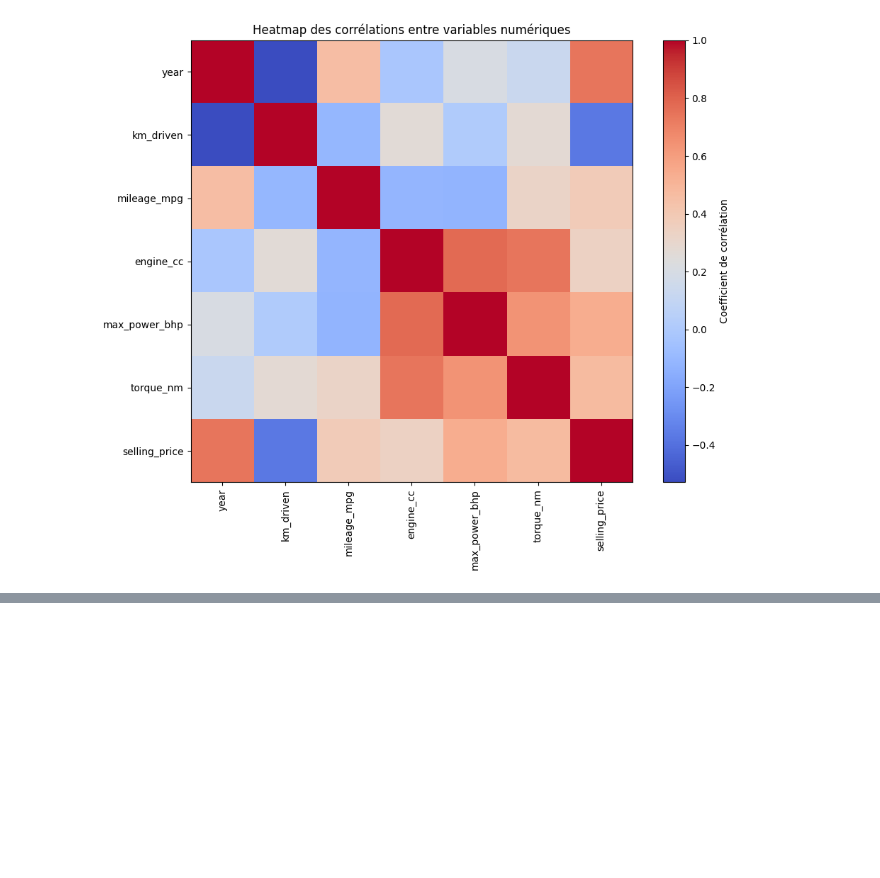
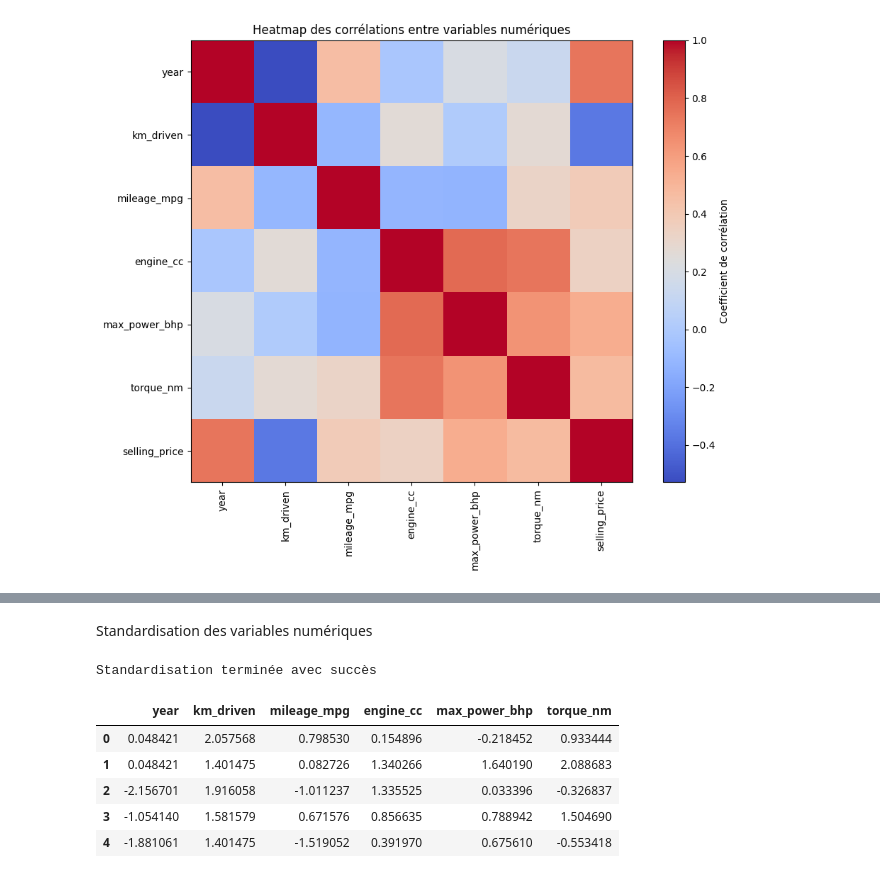
Before and after one commit to Saidouchrif/CarPricePredictor-MA, a Jupyter notebook: notebooks/CarPrice_ML.ipynb, the cells around one changed output, grey strips where cells are left out. Drawn from its saved outputs; the diff is of its cells as text; code cells hidden in the pictures; blank space fills up the shorter version.

```diff
--- a/notebooks/CarPrice_ML.ipynb
+++ b/notebooks/CarPrice_ML.ipynb
@@ -296,0 +342,23 @@ plt.show()
+# %% [markdown]
+Standardisation des variables numériques
+# %%
+# ---  Sélectionner uniquement les colonnes numériques à standardiser ---
+colonnes_numeriques = ["year", "km_driven", "mileage_mpg", "engine_cc", "max_power_bhp", "torque_nm"]
+
+# ---  Créer un objet StandardScaler ---
+scaler = StandardScaler()
+
+# ---  Appliquer la standardisation sur les colonnes numériques ---
+df[colonnes_numeriques] = scaler.fit_transform(df[colonnes_numeriques])
+
+# ---  Vérification ---
+print("Standardisation terminée avec succès ")
+display(df[colonnes_numeriques].head())
+# %% [output]
+Standardisation terminée avec succès
+|  | year | km_driven | mileage_mpg | engine_cc | max_power_bhp | torque_nm |
+| 0 | 0.048421 | 2.057568 | 0.798530 | 0.154896 | -0.218452 | 0.933444 |
+| 1 | 0.048421 | 1.401475 | 0.082726 | 1.340266 | 1.640190 | 2.088683 |
+| 2 | -2.156701 | 1.916058 | -1.011237 | 1.335525 | 0.033396 | -0.326837 |
+| 3 | -1.054140 | 1.581579 | 0.671576 | 0.856635 | 0.788942 | 1.504690 |
+| 4 | -1.881061 | 1.401475 | -1.519052 | 0.391970 | 0.675610 | -0.553418 |
```
Also changed, not shown: parts of 6 cells of this notebook.
